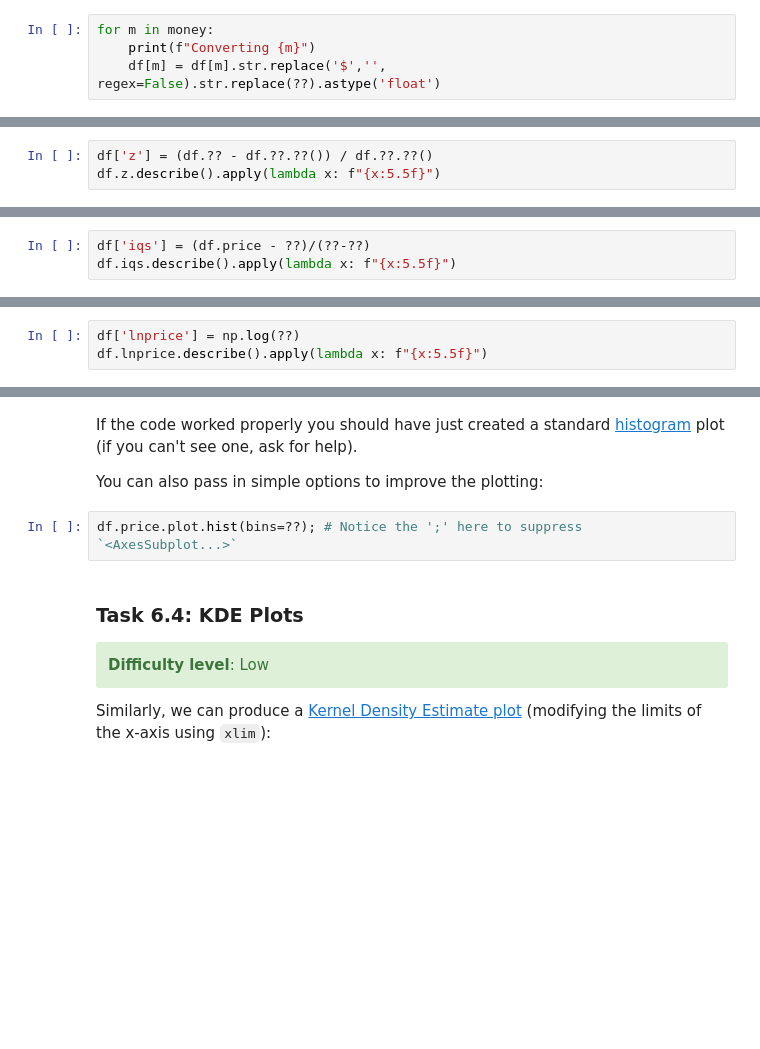
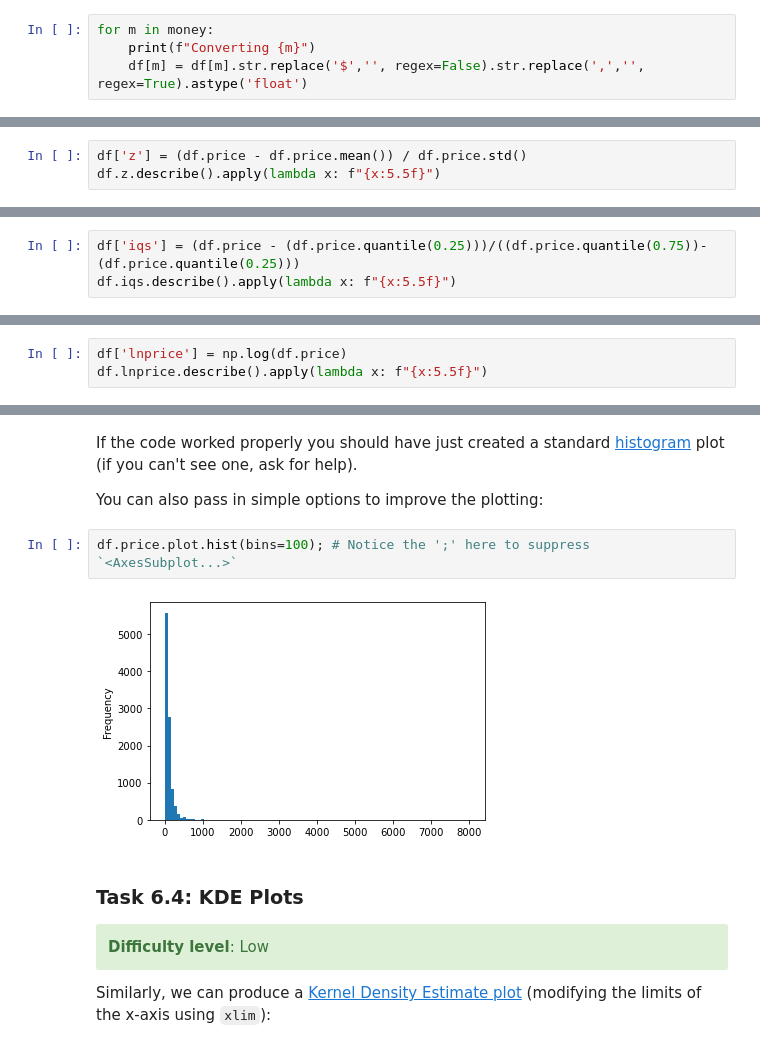
Before and after one commit to hansenwgn/fsds-Jon, a Jupyter notebook: Hansen/Practical-05-Numeric_Data.ipynb, the cells around one changed output, grey strips where cells are left out. Saved outputs shown, nothing was run; the diff lists cells and outputs as text; blank space fills up the shorter version.

```diff
--- a/Hansen/Practical-05-Numeric_Data.ipynb
+++ b/Hansen/Practical-05-Numeric_Data.ipynb
@@ -663,4 +879,4 @@ for m in money:
 # %%
 for m in money:
     print(f"Converting {m}")
-    df[m] = df[m].str.replace('$','', regex=False).str.replace(??).astype('float')
+    df[m] = df[m].str.replace('$','', regex=False).str.replace(',','', regex=True).astype('float')
@@ -830,5 +1182,5 @@ Let's try calculating several derived measures of distribution for the price...
 
 The z-score is given by $z = (x - \bar{x})/\sigma$.
 # %%
-df['z'] = (df.?? - df.??.??()) / df.??.??()
+df['z'] = (df.price - df.price.mean()) / df.price.std()
 df.z.describe().apply(lambda x: f"{x:5.5f}")
@@ -837,5 +1199,5 @@ df.z.describe().apply(lambda x: f"{x:5.5f}")
 
 The IQR-standardised score is given by $i = (x - Q_{1})/(Q_{3} - Q_{1})$
 # %%
-df['iqs'] = (df.price - ??)/(??-??)
+df['iqs'] = (df.price - (df.price.quantile(0.25)))/((df.price.quantile(0.75))-(df.price.quantile(0.25)))
 df.iqs.describe().apply(lambda x: f"{x:5.5f}")
@@ -844,5 +1216,5 @@ df.iqs.describe().apply(lambda x: f"{x:5.5f}")
 
 The natural log of the price is gven by $ln(x)$
 # %%
-df['lnprice'] = np.log(??)
+df['lnprice'] = np.log(df.price)
 df.lnprice.describe().apply(lambda x: f"{x:5.5f}")
@@ -875,7 +1260,9 @@ If the code worked properly you should have just created a standard [histogram](
 
 You can also pass in simple options to improve the plotting:
 # %%
-df.price.plot.hist(bins=??); # Notice the ';' here to suppress `<AxesSubplot...>`
+df.price.plot.hist(bins=100); # Notice the ';' here to suppress `<AxesSubplot...>`
+# %% [output]
+[figure, added]
 # %% [markdown]
 ### Task 6.4: KDE Plots
 
```
Also changed, not shown: parts of 62 cells of this notebook, 11 other files.
